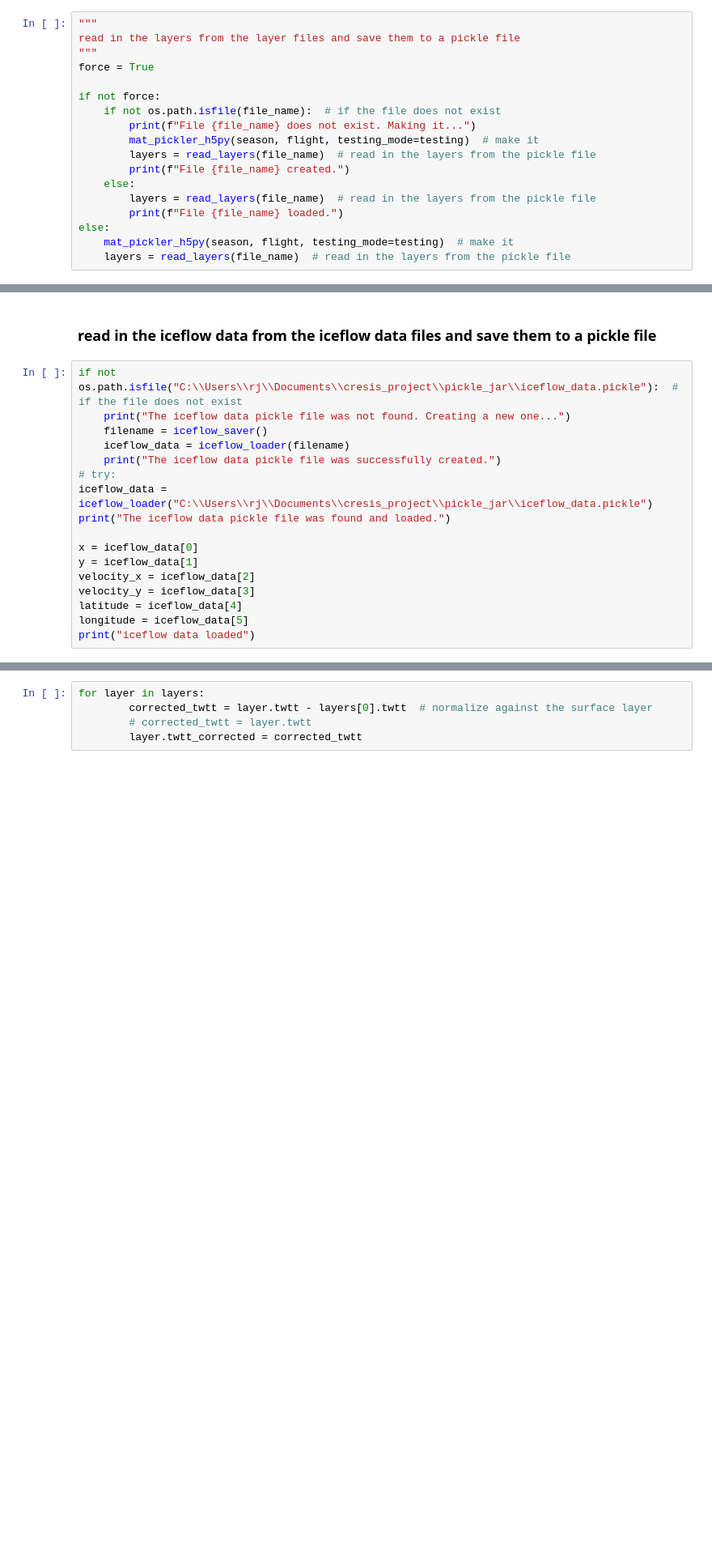
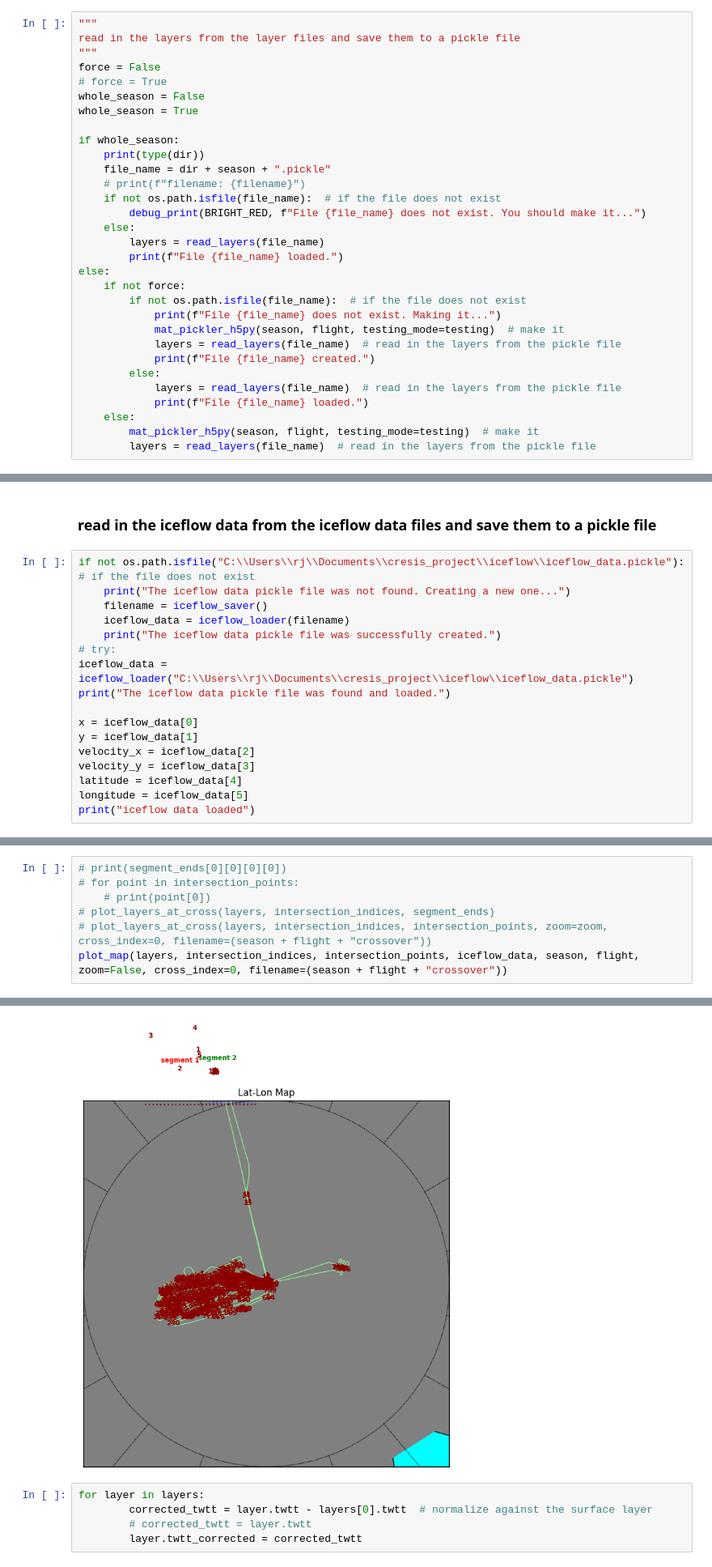
Before and after one commit to richardmoser/cresis_project, a Jupyter notebook: doit.ipynb, the cells around one changed output, grey strips where cells are left out. Shown at 81% size. Cells and saved outputs as stored; diff of their text form; blank space fills up the shorter version.

```diff
--- a/doit.ipynb
+++ b/doit.ipynb
@@ -48,18 +53,31 @@ testing = False
 """
 read in the layers from the layer files and save them to a pickle file
 """
-force = True
+force = False
+# force = True
+whole_season = False
+whole_season = True
 
-if not force:
+if whole_season:
+    print(type(dir))
+    file_name = dir + season + ".pickle"
+    # print(f"filename: {filename}")
     if not os.path.isfile(file_name):  # if the file does not exist
-        print(f"File {file_name} does not exist. Making it...")
+        debug_print(BRIGHT_RED, f"File {file_name} does not exist. You should make it...")
+    else:
+        layers = read_layers(file_name)
+        print(f"File {file_name} loaded.")
+else:
+    if not force:
+        if not os.path.isfile(file_name):  # if the file does not exist
+            print(f"File {file_name} does not exist. Making it...")
+            mat_pickler_h5py(season, flight, testing_mode=testing)  # make it
+            layers = read_layers(file_name)  # read in the layers from the pickle file
+            print(f"File {file_name} created.")
+        else:
+            layers = read_layers(file_name)  # read in the layers from the pickle file
+            print(f"File {file_name} loaded.")
+    else:
         mat_pickler_h5py(season, flight, testing_mode=testing)  # make it
         layers = read_layers(file_name)  # read in the layers from the pickle file
-        print(f"File {file_name} created.")
-    else:
-        layers = read_layers(file_name)  # read in the layers from the pickle file
-        print(f"File {file_name} loaded.")
-else:
-    mat_pickler_h5py(season, flight, testing_mode=testing)  # make it
-    layers = read_layers(file_name)  # read in the layers from the pickle file
 # %% [output]
@@ -86,13 +92,13 @@ Bottom
 # %% [markdown]
 ### read in the iceflow data from the iceflow data files and save them to a pickle file
 # %%
-if not os.path.isfile("C:\\Users\\rj\\Documents\\cresis_project\\pickle_jar\\iceflow_data.pickle"):  # if the file does not exist
+if not os.path.isfile("C:\\Users\\rj\\Documents\\cresis_project\\iceflow\\iceflow_data.pickle"):  # if the file does not exist
     print("The iceflow data pickle file was not found. Creating a new one...")
     filename = iceflow_saver()
     iceflow_data = iceflow_loader(filename)
     print("The iceflow data pickle file was successfully created.")
 # try:
-iceflow_data = iceflow_loader("C:\\Users\\rj\\Documents\\cresis_project\\pickle_jar\\iceflow_data.pickle")
+iceflow_data = iceflow_loader("C:\\Users\\rj\\Documents\\cresis_project\\iceflow\\iceflow_data.pickle")
 print("The iceflow data pickle file was found and loaded.")
 
 x = iceflow_data[0]
@@ -339,0 +433,8 @@ lat[4]: -73.88080336138935
+# %%
+# print(segment_ends[0][0][0][0])
+# for point in intersection_points:
+    # print(point[0])
+# plot_layers_at_cross(layers, intersection_indices, segment_ends)
+# plot_layers_at_cross(layers, intersection_indices, intersection_points, zoom=zoom, cross_index=0, filename=(season + flight + "crossover"))
+plot_map(layers, intersection_indices, intersection_points, iceflow_data, season, flight,  zoom=False, cross_index=0, filename=(season + flight + "crossover"))
+# %% [output]
@@ -340,3 +478,4 @@ lat[4]: -73.88080336138935
+[figure, added]
 # %%
 for layer in layers:
         corrected_twtt = layer.twtt - layers[0].twtt  # normalize against the surface layer
```
Also changed, not shown: parts of 52 cells of this notebook, 12 other files.
